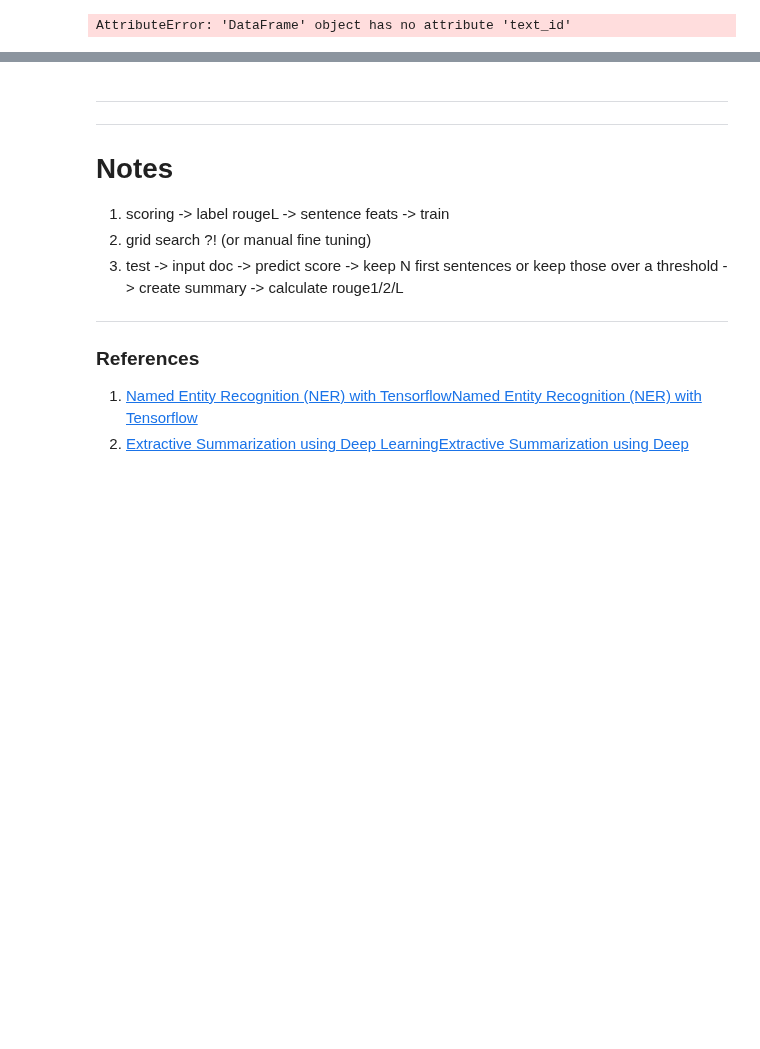
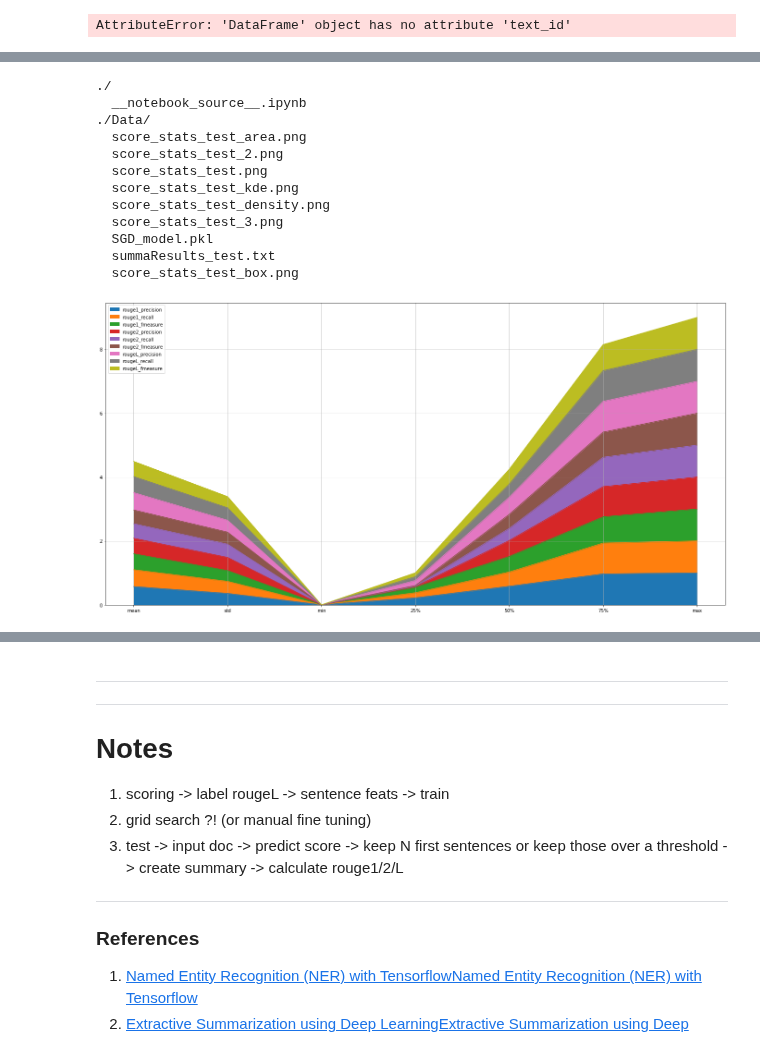
Before and after one commit to theatina/Extractive_Summarizer, a Jupyter notebook: m915-extrasummarizer.ipynb, the cells around one changed output, grey strips where cells are left out. Saved outputs shown, nothing was run; the diff lists cells and outputs as text; code cells hidden in the pictures; blank space fills up the shorter version.

Commit message:
Kaggle Notebook | M915_ExtraSummarizer | Version 66

```diff
--- a/m915-extrasummarizer.ipynb
+++ b/m915-extrasummarizer.ipynb
@@ -1057,0 +1051,5 @@ FileLinks(".")
+# %%
+score_stats_plt=score_df.describe()
+# %%
+scores_to_plot=score_stats_plt.iloc[1:,1:]
+scores_to_plot
@@ -1058,3 +1065,22 @@ FileLinks(".")
+# %%
+kind="area"
+scores_to_plot.plot(kind=kind,figsize=(24,12), grid=True, rot=0)
+plt.savefig(os.path.join(data_dir,f"score_stats_{data_type}_{kind}.png"),dpi=300)
+FileLinks(".")
+# %% [output]
+./
+  __notebook_source__.ipynb
+./Data/
+  score_stats_test_area.png
+  score_stats_test_2.png
+  score_stats_test.png
+  score_stats_test_kde.png
+  score_stats_test_density.png
+  score_stats_test_3.png
+  SGD_model.pkl
+  summaResults_test.txt
+  score_stats_test_box.png
+[figure, added]
 # %%
 FileLinks(".")
 # %% [output]
```
Also changed, not shown: parts of 17 cells of this notebook.
